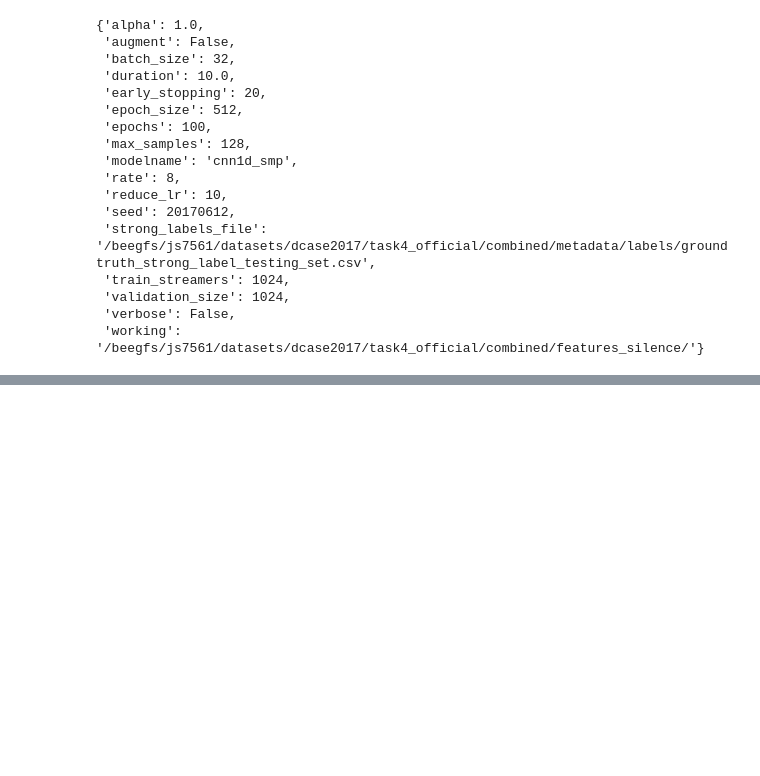
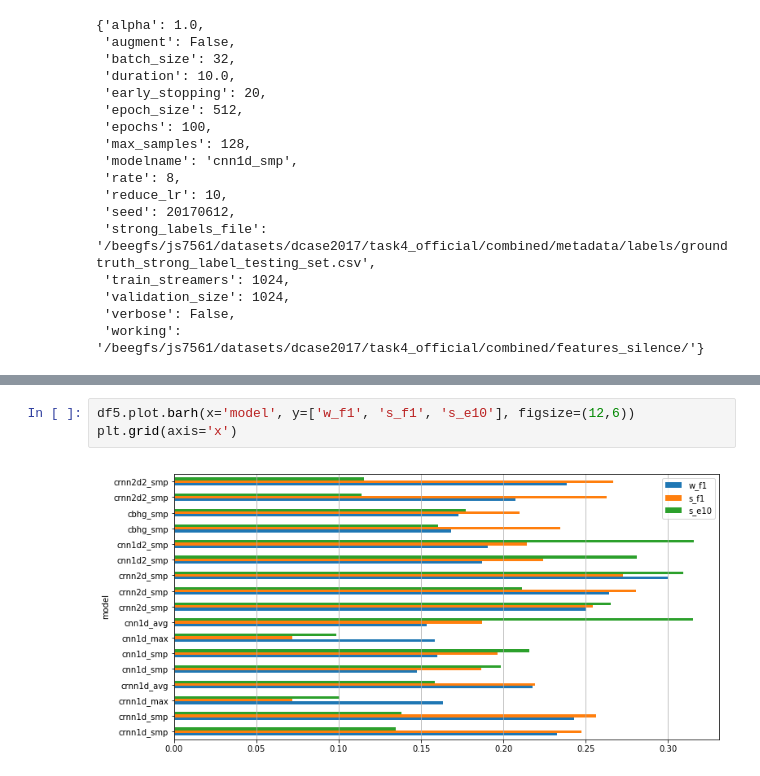
Before and after one commit to marl/milsed, a Jupyter notebook: notebooks/v1/01_model_results.ipynb, the cells around one changed output, grey strips where cells are left out. Drawn from its saved outputs; the diff is of its cells as text; blank space fills up the shorter version.

```diff
--- a/notebooks/v1/01_model_results.ipynb
+++ b/notebooks/v1/01_model_results.ipynb
@@ -170,0 +236,5 @@ milsed.eval.compare_results(OUTPUT_PATH, models4)
+# %%
+df5.plot.barh(x='model', y=['w_f1', 's_f1', 's_e10'], figsize=(12,6))
+plt.grid(axis='x')
+# %% [output]
+[figure, added]
```
Also changed, not shown: parts of 53 cells of this notebook.
